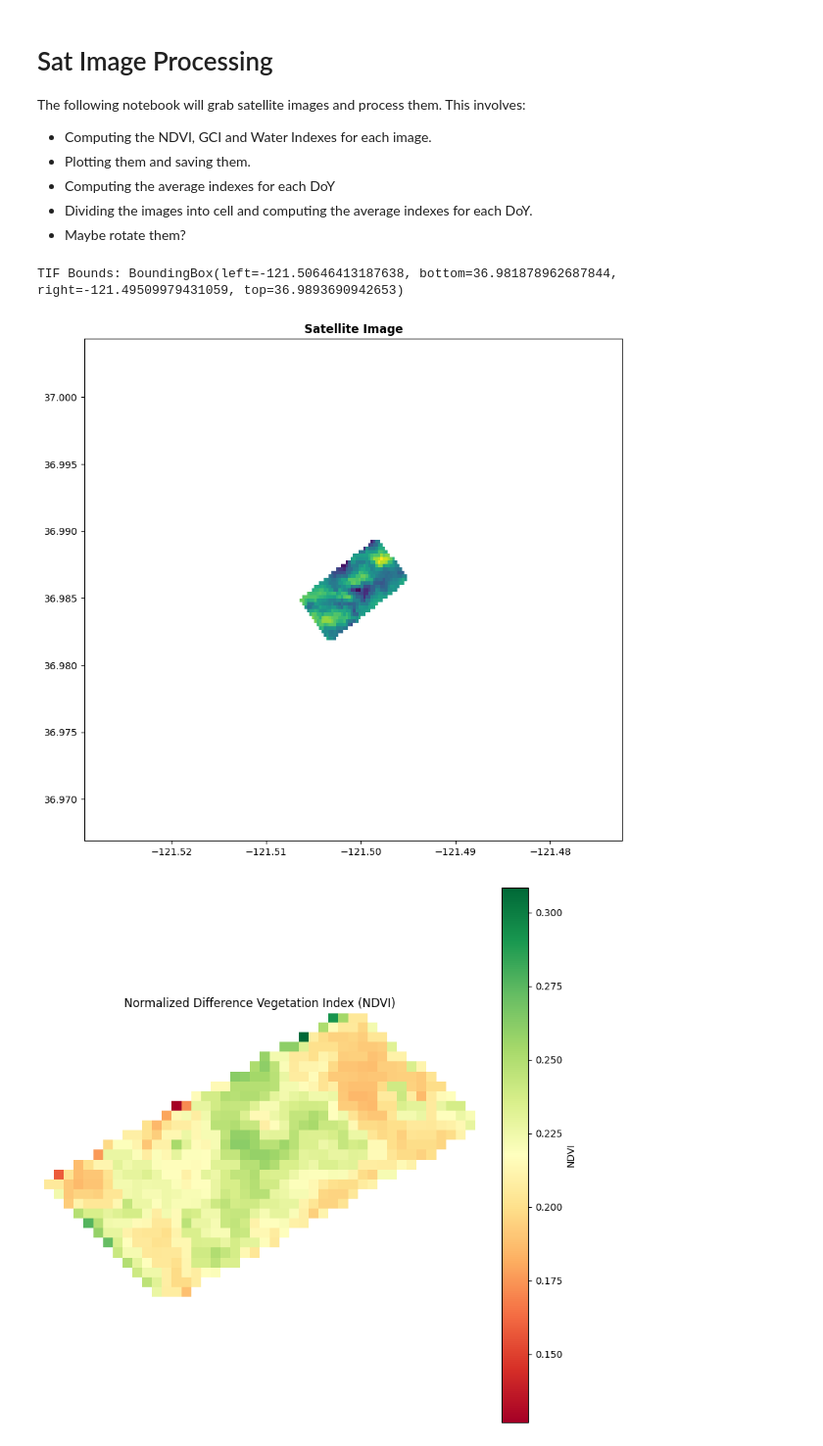
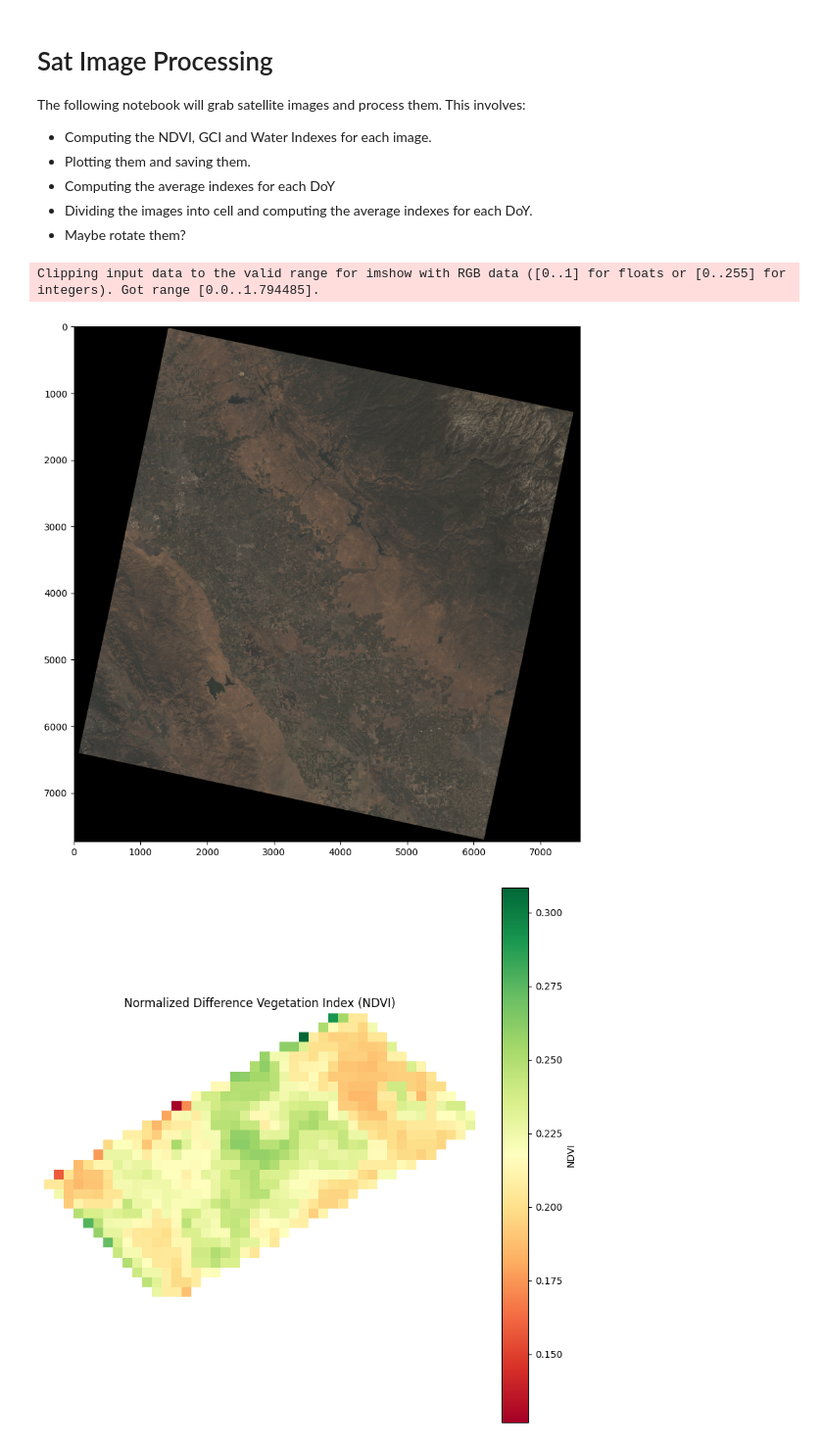
Before and after one commit to travis-mendoza/gold-team-rulez, a Jupyter notebook: satellite_img_processing.ipynb, the cells around one changed output. Shown at 98% size. Saved outputs shown, nothing was run; the diff lists cells and outputs as text; code cells hidden in the pictures.

```diff
--- a/satellite_img_processing.ipynb
+++ b/satellite_img_processing.ipynb
@@ -18,47 +18,38 @@ from shapely.geometry import box  # Import box to create a bounding box geometry
 import contextily as ctx
 import pyproj
 import numpy as np
-# %%
-
-# Open the TIF file using rasterio
-tif_path = './data/sat_images/2024-10-06_13-49-16/doy2021337_B5.tif'
-shapefile_path = "./data/countries_data_set/ne_110m_admin_0_countries.shp"
-
-# Open the TIF file using rasterio
-with rasterio.open(tif_path) as src:
-    fig, ax = plt.subplots(figsize=(10, 10))
-    # Plot the TIF image
-    show(src, ax=ax, title="Satellite Image")
-
-    # Get the bounding box of the TIF image
-    tif_bounds = src.bounds
-    print(f"TIF Bounds: {tif_bounds}")
-
-    # Create a geometry of the TIF bounds (a box)
-    tif_box = box(tif_bounds.left, tif_bounds.bottom, tif_bounds.right, tif_bounds.top)
-
-# Load the world country boundaries from the shapefile
-world = gpd.read_file(shapefile_path)
-
-# Filter the world data to only the countries that intersect with the TIF bounds
-world_clipped = world[world.intersects(tif_box)]
-
-# Plot the boundaries that intersect with the TIF on top of the TIF image
-world_clipped.boundary.plot(ax=ax, linewidth=1, color='black')
-
-# Zoom out by expanding the plot limits by 10%
-x_margin = (tif_bounds.right - tif_bounds.left) * 2
-y_margin = (tif_bounds.top - tif_bounds.bottom) * 2
-
-
-# Set the plot limits to zoom out slightly
-ax.set_xlim([tif_bounds.left - x_margin, tif_bounds.right + x_margin])
-ax.set_ylim([tif_bounds.bottom - y_margin, tif_bounds.top + y_margin])
-
-plt.show()
-# %% [output]
-TIF Bounds: BoundingBox(left=-121.50646413187638, bottom=36.981878962687844, right=-121.49509979431059, top=36.9893690942653)
-[figure, removed]
+# %%
+# Paths to the separate RGB TIF files
+red_tif_path = './data/sat_images/underlay/LC08_L2SP_043034_20240930_20241005_02_T1_SR_B4.TIF'  # Change this to your red channel TIFF path
+green_tif_path = './data/sat_images/underlay/LC08_L2SP_043034_20240930_20241005_02_T1_SR_B3.TIF'  # Change this to your green channel TIFF path
+blue_tif_path = './data/sat_images/underlay/LC08_L2SP_043034_20240930_20241005_02_T1_SR_B2.TIF'  # Change this to your blue channel TIFF path
+original_tif_path = './data/sat_images/2024-10-06_13-49-16/doy2021337_B5.tif'
+scale_factor = 2.75e-05
+# Load the RGB channels
+with rasterio.open(red_tif_path) as red_src, \
+     rasterio.open(green_tif_path) as green_src, \
+     rasterio.open(blue_tif_path) as blue_src:
+
+    # Read the RGB bands
+    red = red_src.read(1) * scale_factor
+    green = green_src.read(1) * scale_factor
+    blue = blue_src.read(1) * scale_factor
+
+
+
+    # Stack the RGB bands into a single 3D array
+    rgb = np.dstack((red, green, blue))
+
+    # Create a plot
+    fig, ax = plt.subplots(figsize=(10, 10))
+
+    # Plot the composite RGB image
+    ax.imshow(rgb)  # Convert to uint8 for display
+
+plt.show()
+# %% [output]
+Clipping input data to the valid range for imshow with RGB data ([0..1] for floats or [0..255] for integers). Got range [0.0..1.794485].
+[figure, added]
 # %%
 # prompt: Calculate NDVI
 
```
Also changed, not shown: parts of 4 cells of this notebook, 1 other file.
